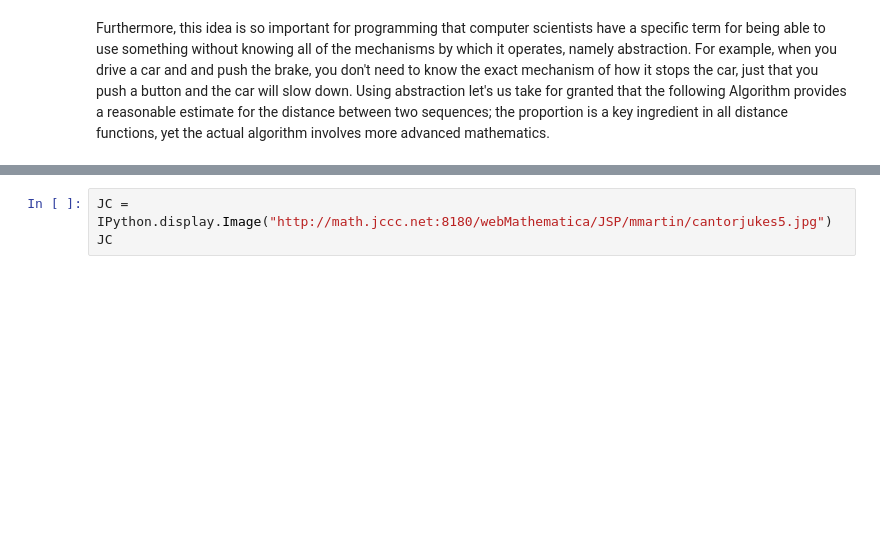
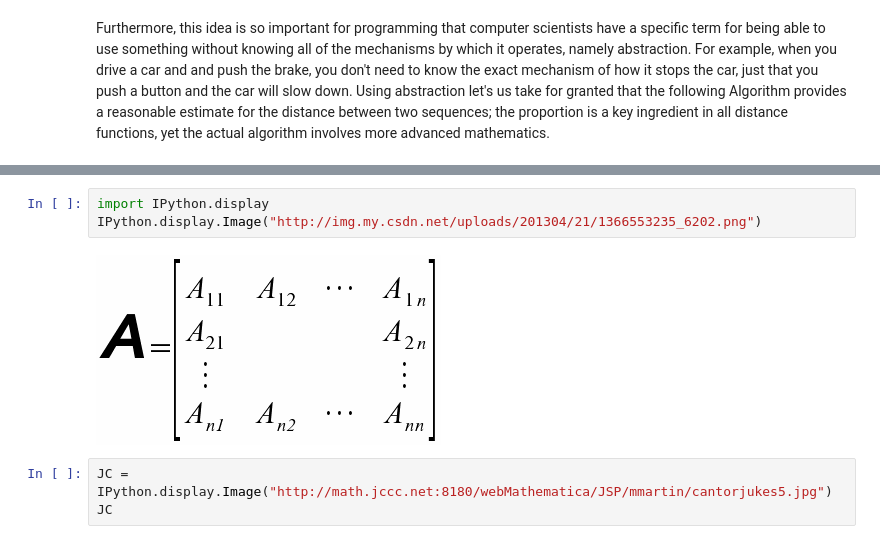
Before and after one commit to apearson1995/Align-Workshop, a Jupyter notebook: Workshop Notebook.ipynb, the cells around one changed output, grey strips where cells are left out. Drawn from its saved outputs; the diff is of its cells as text; blank space fills up the shorter version.

```diff
--- a/Workshop Notebook.ipynb
+++ b/Workshop Notebook.ipynb
@@ -301,3 +324,8 @@ Furthermore, this idea is so important for programming that computer scientists
+# %%
+import IPython.display
+IPython.display.Image("http://img.my.csdn.net/uploads/201304/21/1366553235_6202.png")
+# %% [output]
+[figure, added]
 # %%
 JC = IPython.display.Image("http://math.jccc.net:8180/webMathematica/JSP/mmartin/cantorjukes5.jpg")
 JC
```
Also changed, not shown: parts of 7 cells of this notebook.
